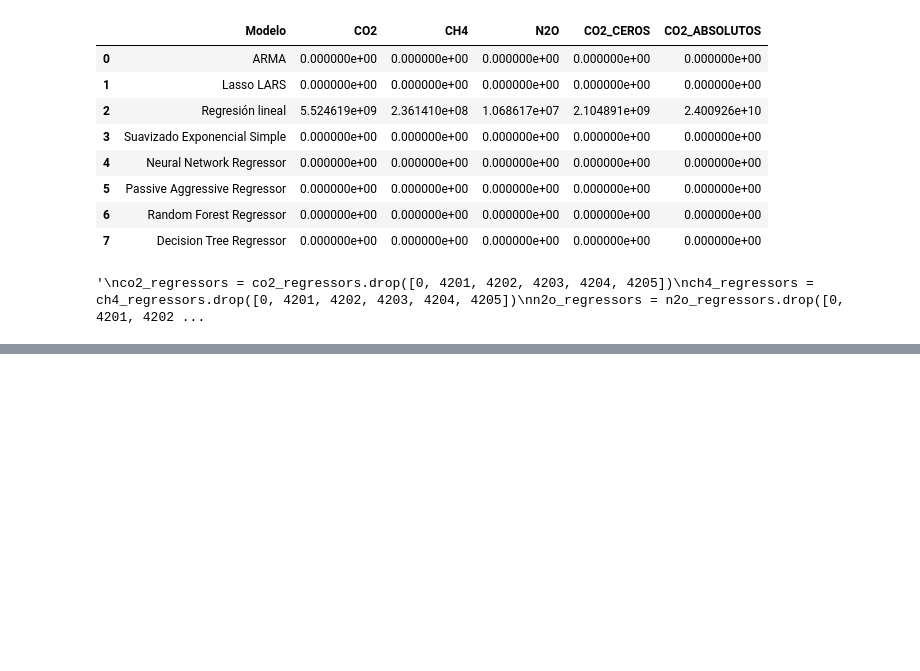
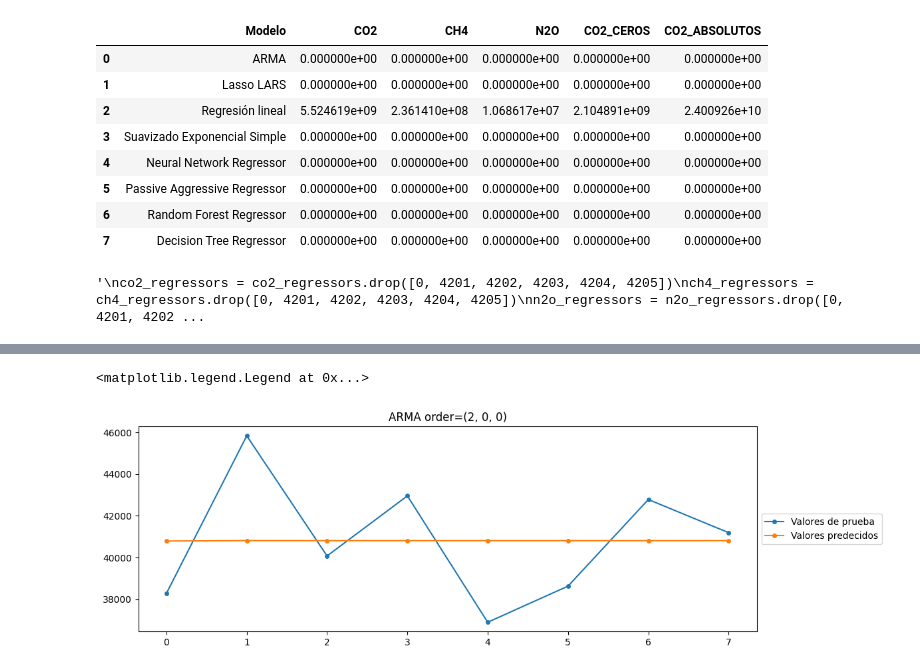
Before and after one commit to DanielFL0/ghg-emissions, a Jupyter notebook: ghg.ipynb, the cells around one changed output, grey strips where cells are left out. Cells and saved outputs as stored; diff of their text form; code cells hidden in the pictures; blank space fills up the shorter version.

```diff
--- a/ghg.ipynb
+++ b/ghg.ipynb
@@ -856,0 +934,9 @@ save_to_csv(average_error_csv, average_error_df)
+# %%
+fig, ax = plt.subplots(1, 1, figsize=(12, 4))
+ax.plot(test_d[13153], 'o', ls='-', ms=4, label='Valores de prueba')
+ax.plot(predict_d[13153].values, 'o', ls='-', ms=4, label='Valores predecidos')
+ax.set_title('ARMA order=(2, 0, 0)')
+ax.legend(loc='center left', bbox_to_anchor=(1, 0.5))
+# %% [output]
+<matplotlib.legend.Legend at 0x...>
+[figure, added]
```
Also changed, not shown: parts of 16 cells of this notebook, 3 other files.
